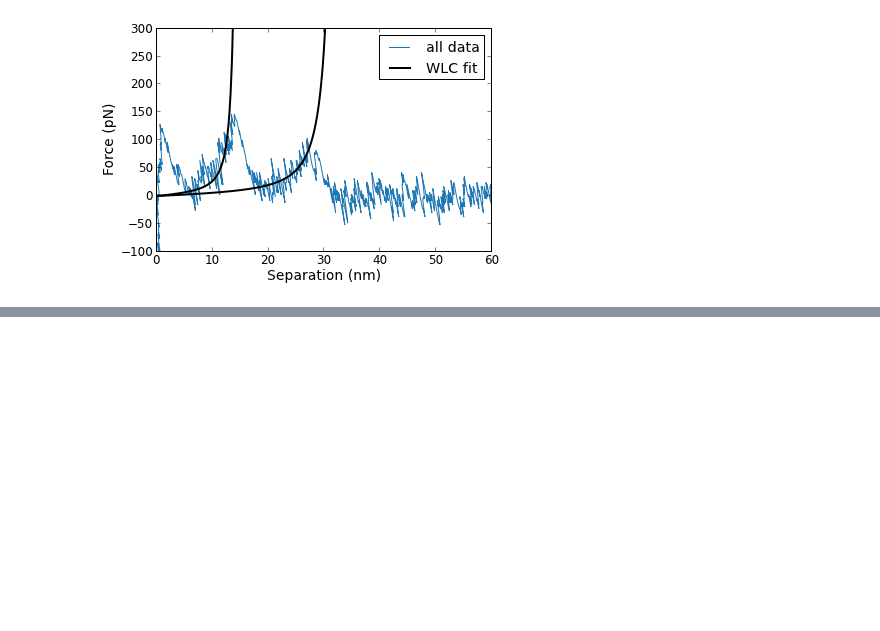
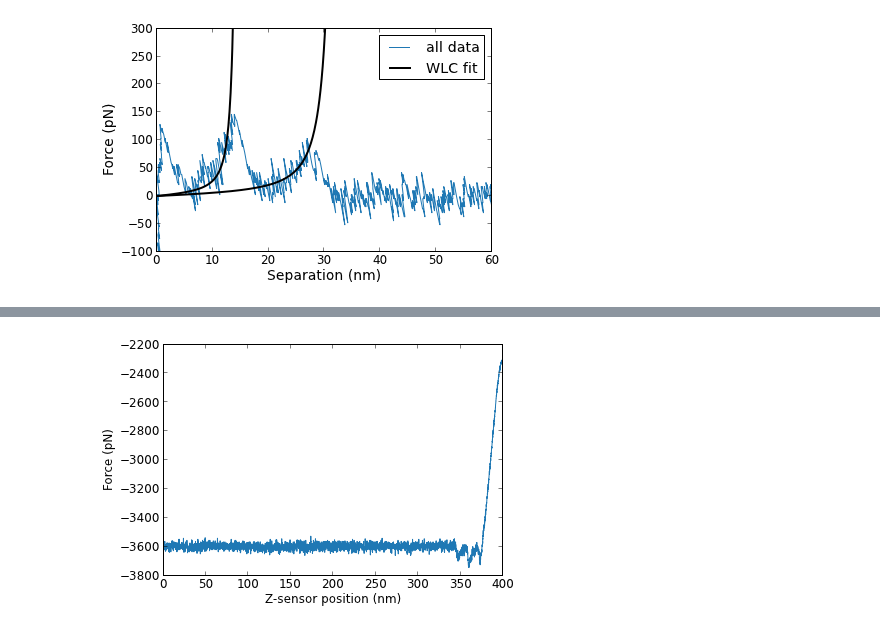
Before and after one commit to hilaryjoyce/smfs-data-analysis, a Jupyter notebook: Thesis figures.ipynb, the cells around one changed output, grey strips where cells are left out. Drawn from its saved outputs; the diff is of its cells as text; code cells hidden in the pictures; blank space fills up the shorter version.

```diff
--- a/Thesis figures.ipynb
+++ b/Thesis figures.ipynb
@@ -290,0 +335,11 @@ savefig("%sforce_tss_fit_wlc.pdf" % fig_folder, bboxed_inches='tight');
+# %%
+plot(ramp, defl*k*1000, color=cpool[0])
+#plot(ramp, raw_force, color=cpool[1])
+xticks(size=12)
+yticks(size=12)
+xlabel('Z-sensor position (nm)', size=12)
+ylabel('Force (pN)', size=12)
+tight_layout()
+savefig('Figures/ramp_v_force.pdf')
+# %% [output]
+[figure, added]
```
Also changed, not shown: parts of 34 cells of this notebook, 3 other files.
